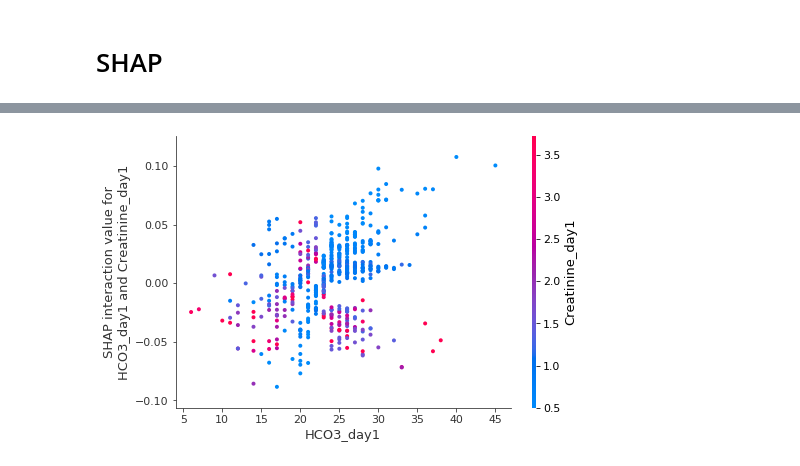
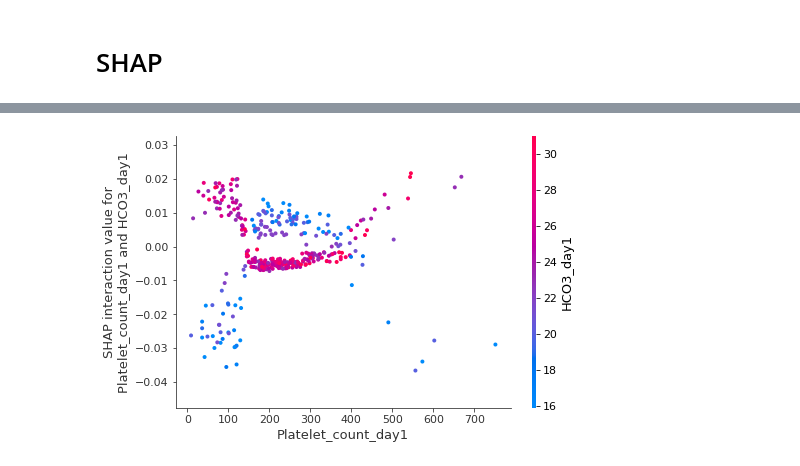
Before and after one commit to Gareth001/thesis, a Jupyter notebook: notebooks/MIMIC death RF.ipynb, the cells around one changed output, grey strips where cells are left out. Saved outputs shown, nothing was run; the diff lists cells and outputs as text; code cells hidden in the pictures.

Commit message:
Add more SHAP experiements for interaction value

```diff
--- a/notebooks/MIMIC death RF.ipynb
+++ b/notebooks/MIMIC death RF.ipynb
@@ -73,7 +77,7 @@ def create_tensors(df, num_days=99):
 
     return lst, np.array(lst), np.array(lst_y)
 # %%
-num_days = 1
+num_days = 2
 lst_train, X_train, Y_train = create_tensors(df_train, num_days=num_days)
 lst_test, X_test, Y_test = create_tensors(df_test, num_days=num_days)
 # %%
@@ -244,4 +307,4 @@ xgb_shap_interaction = explainer.shap_interaction_values(X_test)
 # %%
-shap.dependence_plot(("HCO3_day1", "Creatinine_day1"), xgb_shap_interaction, X_test, feature_names=np.array(feature_names))
+shap.dependence_plot(("Platelet_count_day1", "HCO3_day1"), xgb_shap_interaction, X_test, feature_names=np.array(feature_names))
 # %% [output]
-[figure, old version]
+[figure, new version]
```
Also changed, not shown: parts of 23 cells of this notebook, 1 other file.
